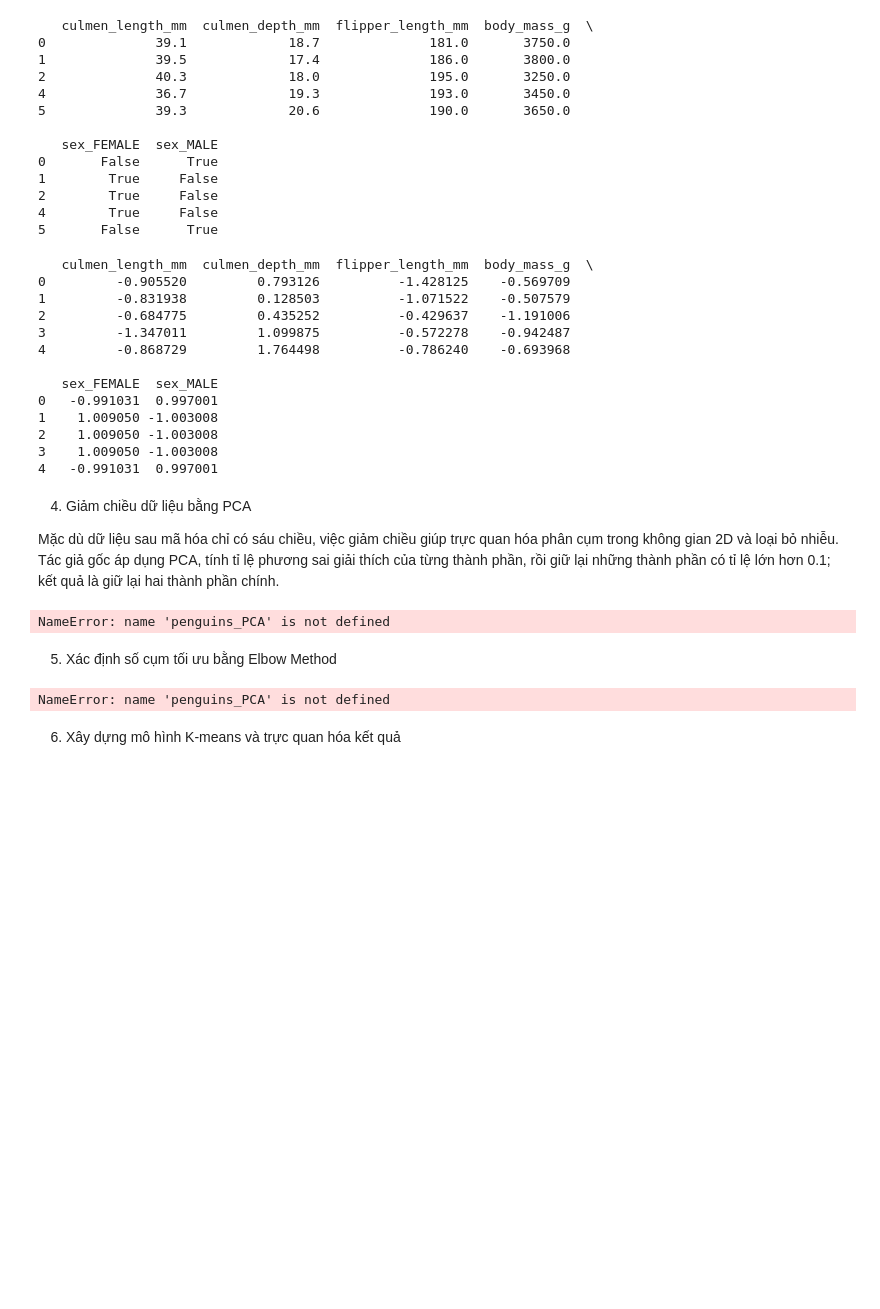
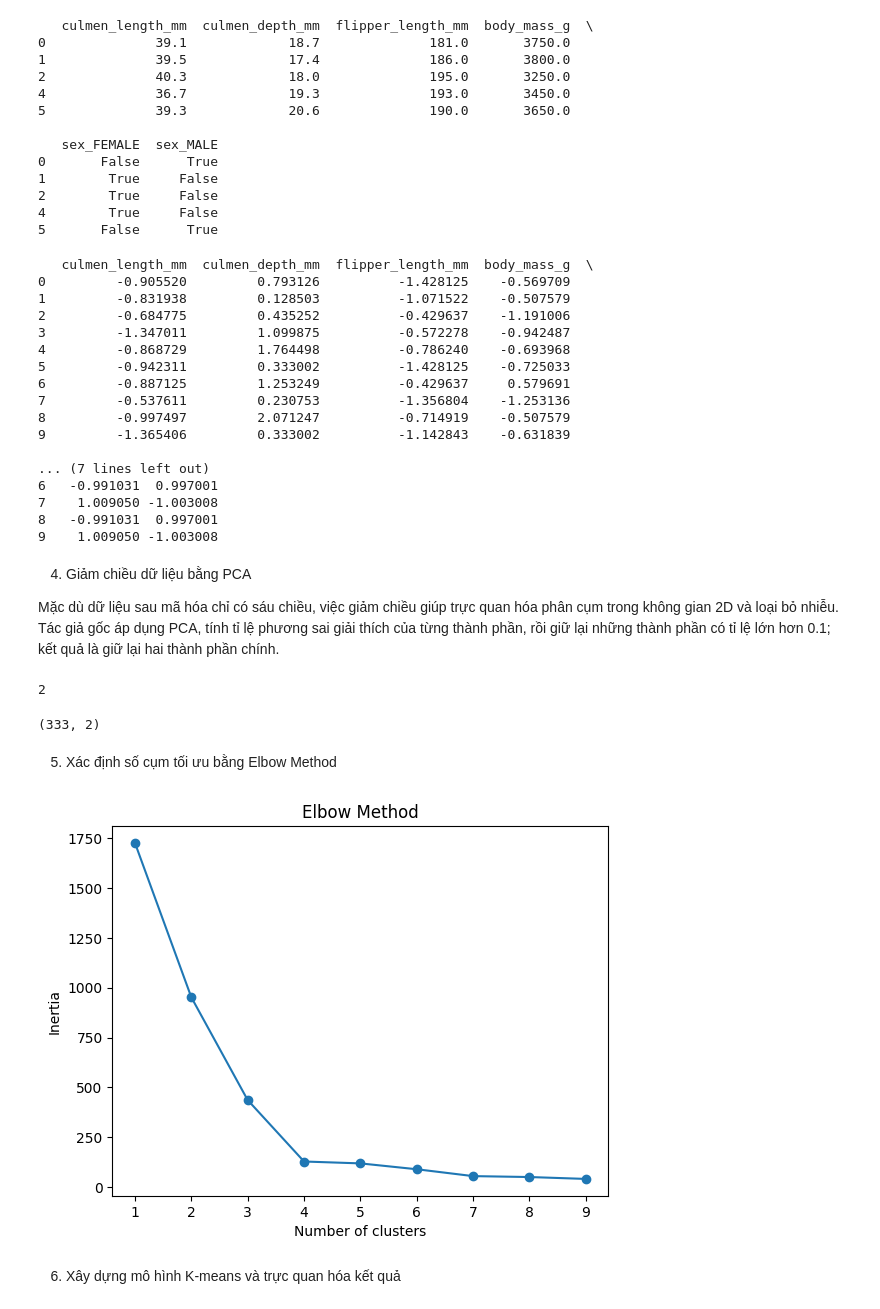
Before and after one commit to Phtzone/SGU25_KPDL_Group, a Jupyter notebook: Lab08/K- MEANS/practice 1.ipynb, the cells around one changed output. Saved outputs shown, nothing was run; the diff lists cells and outputs as text; code cells hidden in the pictures; blank space fills up the shorter version.

```diff
--- a/Lab08/K- MEANS/practice 1.ipynb
+++ b/Lab08/K- MEANS/practice 1.ipynb
@@ -84,7 +84,7 @@ X_scaled = scaler.fit_transform(df)
 
 # Đưa về DataFrame cho tiện xem
 penguins_preprocessed = pd.DataFrame(X_scaled, columns=df.columns)
-print(penguins_preprocessed.head())
+print(penguins_preprocessed.head(10))
 # %% [output]
    culmen_length_mm  culmen_depth_mm  flipper_length_mm  body_mass_g  \
 0         -0.905520         0.793126          -1.428125    -0.569709
@@ -92,50 +92,50 @@ print(penguins_preprocessed.head())
 2         -0.684775         0.435252          -0.429637    -1.191006
 3         -1.347011         1.099875          -0.572278    -0.942487
 4         -0.868729         1.764498          -0.786240    -0.693968
+5         -0.942311         0.333002          -1.428125    -0.725033
+6         -0.887125         1.253249          -0.429637     0.579691
+7         -0.537611         0.230753          -1.356804    -1.253136
+8         -0.997497         2.071247          -0.714919    -0.507579
+9         -1.365406         0.333002          -1.142843    -0.631839
 
-   sex_FEMALE  sex_MALE
-0   -0.991031  0.997001
-1    1.009050 -1.003008
-2    1.009050 -1.003008
-3    1.009050 -1.003008
-4   -0.991031  0.997001
+... (7 lines left out)
+6   -0.991031  0.997001
+7    1.009050 -1.003008
+8   -0.991031  0.997001
+9    1.009050 -1.003008
 # %% [markdown]
 4. Giảm chiều dữ liệu bằng PCA
 
 Mặc dù dữ liệu sau mã hóa chỉ có sáu chiều, việc giảm chiều giúp trực quan hóa phân cụm trong không gian 2D và loại bỏ nhiễu. Tác giả gốc áp dụng PCA, tính tỉ lệ phương sai giải thích của từng thành phần, rồi giữ lại những thành phần có tỉ lệ lớn hơn 0.1; kết quả là giữ lại hai thành phần chính.
 # %%
-# PCA với n_components=None để xem hết các thành phần
 pca = PCA(n_components=None)
-pca.fit(X_scaled)
-
-# Chọn số thành phần có explain_var_ratio > 0.1
-n_components = sum(pca.explained_variance_ratio_ > 0.1)
-
+dfx_pca = pca.fit(penguins_preprocessed)
+dfx_pca.explained_variance_ratio_
+n_components = sum(dfx_pca.explained_variance_ratio_ > 0.1)
 pca = PCA(n_components=n_components)
-penguins_PCA = pca.fit_transform(X_scaled)
+penguins_PCA = pca.fit_transform(penguins_preprocessed)
+print(n_components)
+# %% [output]
+2
 # %%
 print(penguins_PCA.shape)
 # %% [output]
-NameError: name 'penguins_PCA' is not defined
+(333, 2)
 # %% [markdown]
 5. Xác định số cụm tối ưu bằng Elbow Method
 # %%
-from sklearn.cluster import KMeans
 inertia = []
-K_range = range(1, 10)
-
-for k in K_range:
-    kmeans = KMeans(n_clusters=k, random_state=42)
-    kmeans.fit(penguins_PCA)       # Bây giờ biến này đã tồn tại
+for k in range(1, 10):
+    kmeans = KMeans(n_clusters=k, random_state=42).fit(penguins_PCA)
     inertia.append(kmeans.inertia_)
-
-plt.plot(K_range, inertia, marker="o")
+plt.plot(range(1, 10), inertia, marker="o")
 plt.xlabel("Number of clusters")
-plt.ylabel("Inertia (WCSS)")
+plt.ylabel("Inertia")
 plt.title("Elbow Method")
 plt.show()
+n_clusters = 4
 # %% [output]
-NameError: name 'penguins_PCA' is not defined
+[figure, added]
 # %% [markdown]
 6. Xây dựng mô hình K-means và trực quan hóa kết quả
 # %%
```
Also changed, not shown: parts of 1 cell of this notebook.
